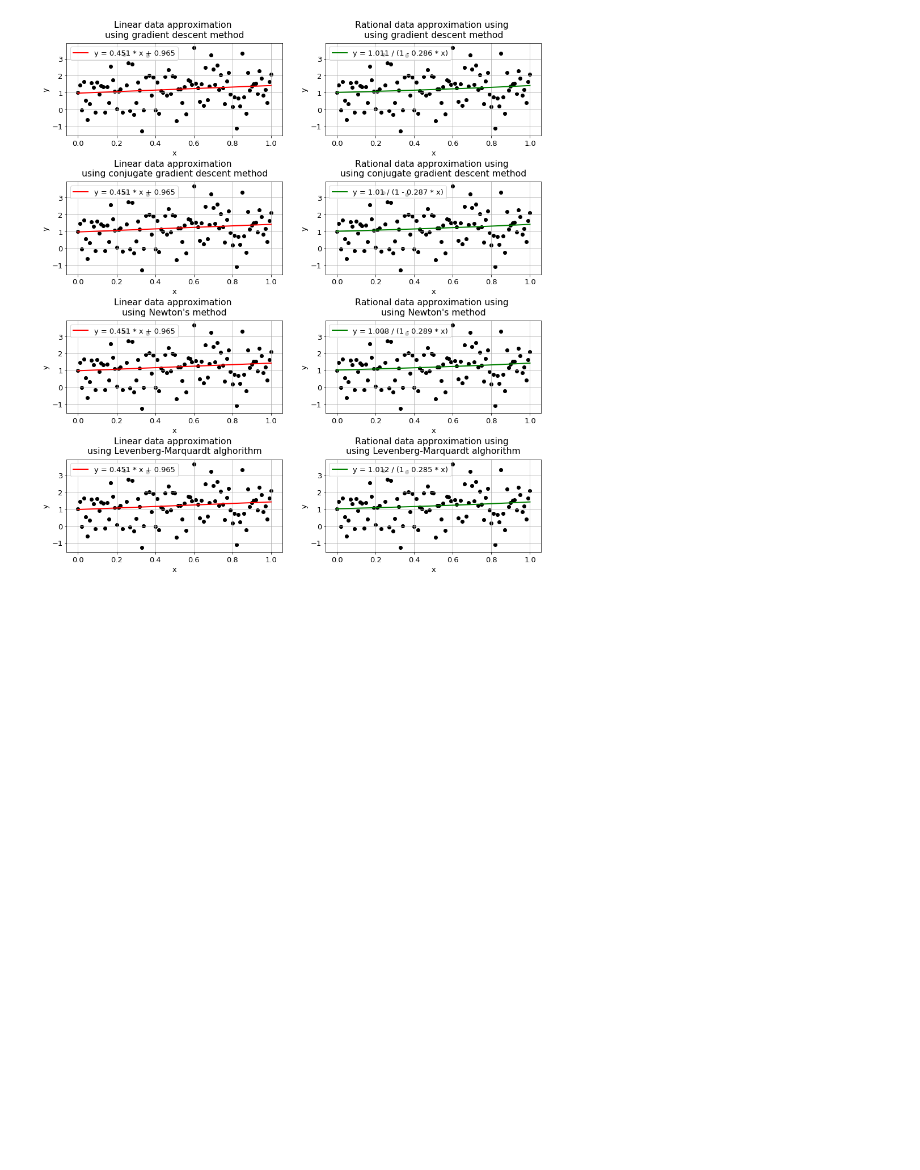
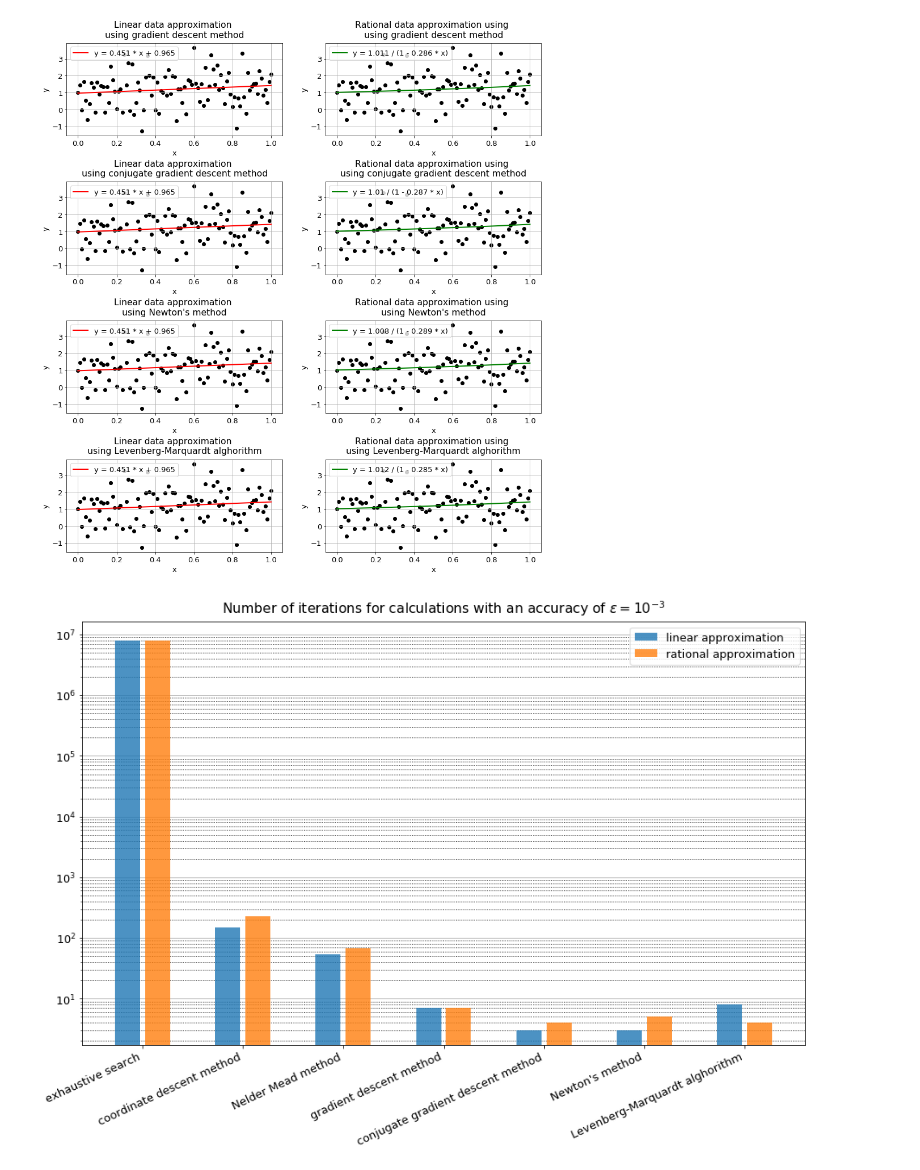
Before and after one commit to belpablo/Algorithms-21, a Jupyter notebook: Lab_3/Lab_3.ipynb, the cells around one changed output. Cells and saved outputs as stored; diff of their text form; code cells hidden in the pictures; blank space fills up the shorter version.

```diff
--- a/Lab_3/Lab_3.ipynb
+++ b/Lab_3/Lab_3.ipynb
@@ -315,3 +315,33 @@ plt.show()
 fig.savefig('approx_result.png')
 # %% [output]
 [figure]
+# %%
+# Vizualization -numbers of function evakuations and iterations comparisson
+
+mpl.rcParams.update({'font.size': 13})
+fig = plt.figure(figsize = (15, 10))
+
+ax = plt.axes()
+ax.yaxis.grid(True, zorder = 2)
+plt.title('Number of iterations for calculations with an accuracy of $\epsilon = 10^{-3}$', pad = 10)
+
+algos_names = df_lin.columns
+xs = range(len(algos_names))
+
+plt.yscale('log')
+plt.bar([x  for x in xs], [df_lin[key]['nit'] for key in algos_names], \
+        width = 0.25, alpha = 0.8, label = 'linear approximation', zorder = 2)
+plt.bar([x + 0.3 for x in xs], [df_rat[key]['nit'] for key in algos_names],
+        width = 0.25, alpha = 0.8, label = 'rational approximation', zorder = 2)
+
+plt.xticks([i + 0.15 for i in xs], algos_names)
+plt.legend(loc = 'upper right')
+
+ax.grid(which='minor',
+        color = 'k',
+        linestyle = ':')
+
+fig.autofmt_xdate(rotation = 25)
+fig.savefig('bars.png')
+# %% [output]
+[figure, added]
```
Also changed, not shown: parts of 1 cell of this notebook.
